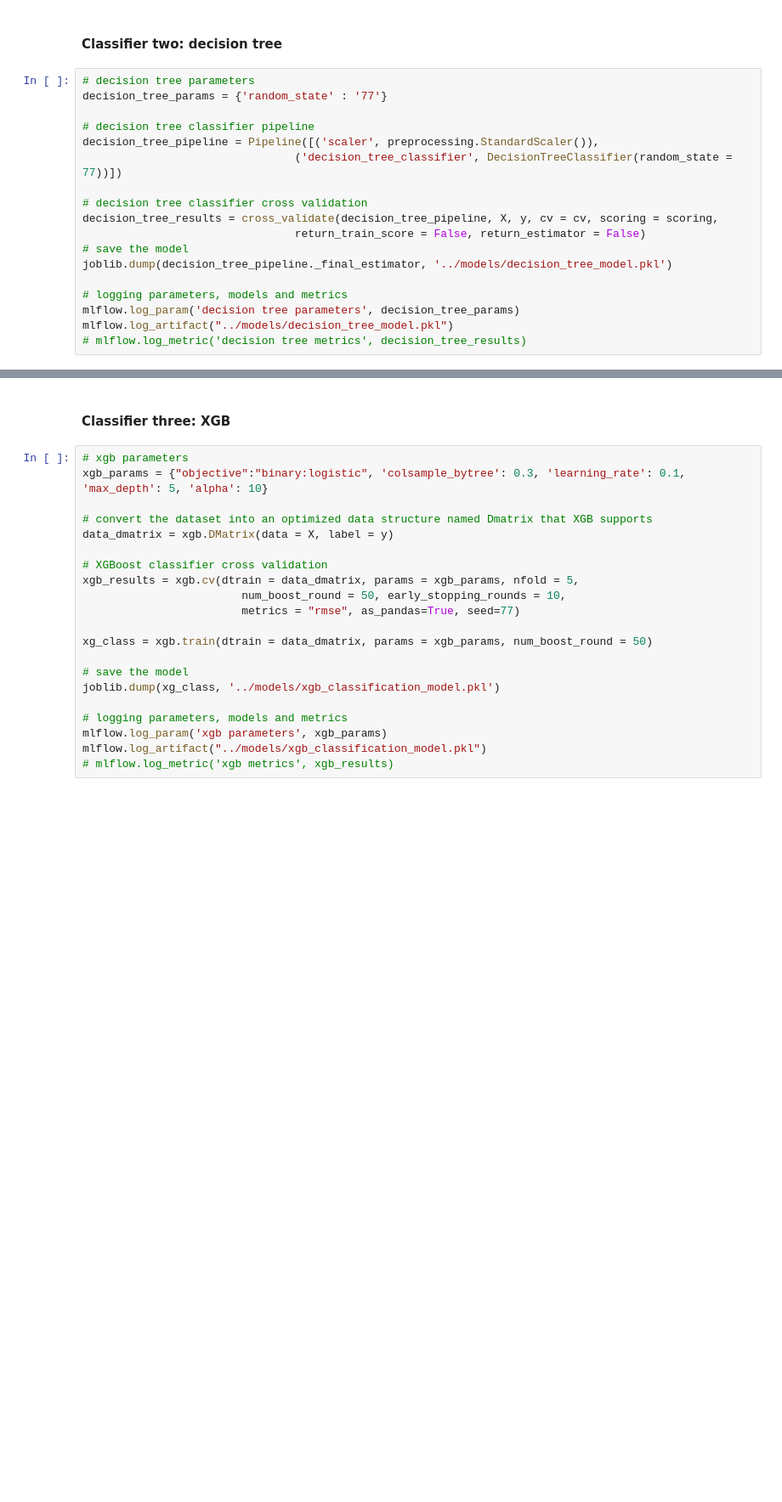
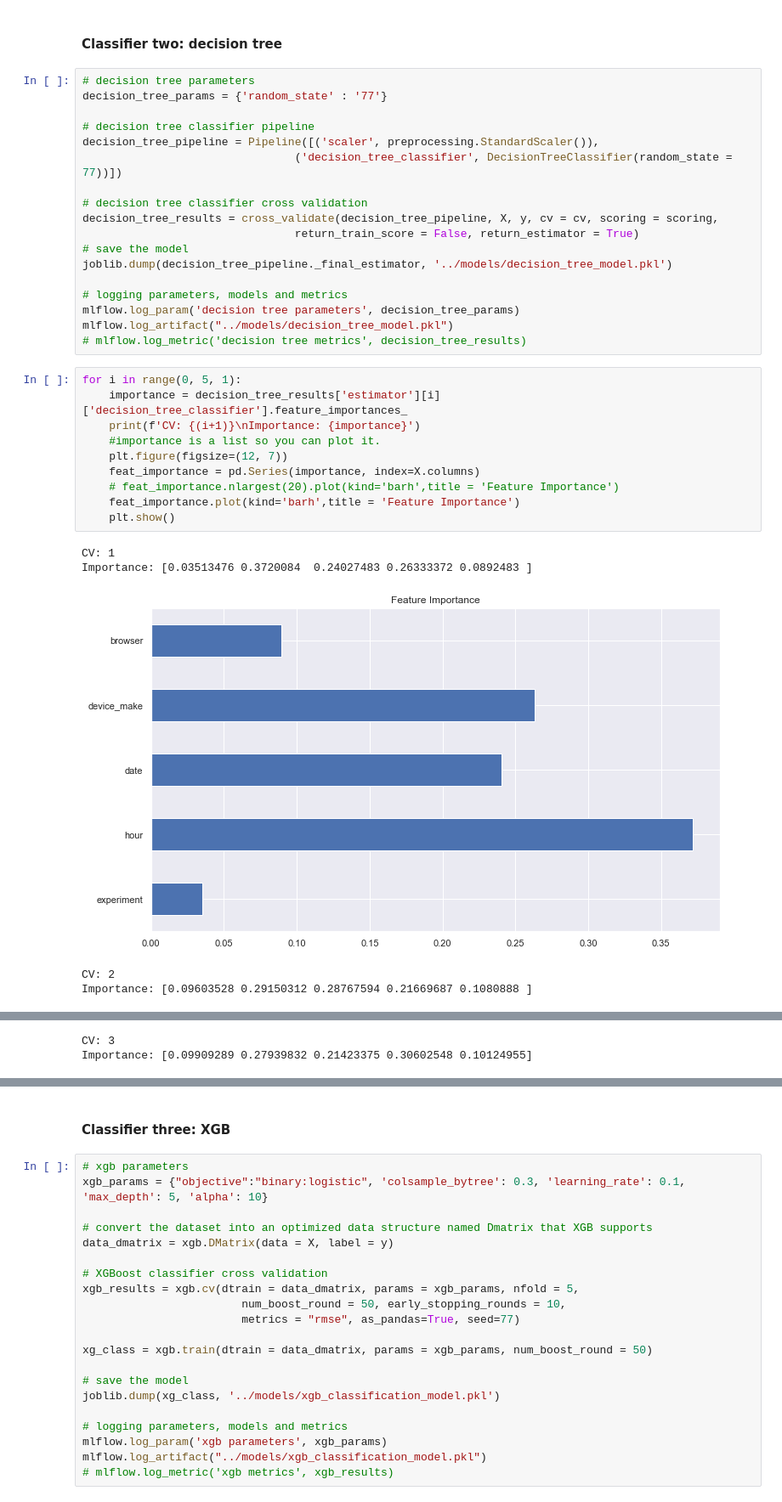
Before and after one commit to 10X-groups/AB-testing, a Jupyter notebook: notebooks/ml_abtest_f.ipynb, the cells around one changed output, grey strips where cells are left out. Shown at 85% size. Cells and saved outputs as stored; diff of their text form; blank space fills up the shorter version.

```diff
--- a/notebooks/ml_abtest_f.ipynb
+++ b/notebooks/ml_abtest_f.ipynb
@@ -354,7 +197,7 @@ decision_tree_pipeline = Pipeline([('scaler', preprocessing.StandardScaler()),
 
 # decision tree classifier cross validation
 decision_tree_results = cross_validate(decision_tree_pipeline, X, y, cv = cv, scoring = scoring,
-                                return_train_score = False, return_estimator = False)
+                                return_train_score = False, return_estimator = True)
 # save the model
 joblib.dump(decision_tree_pipeline._final_estimator, '../models/decision_tree_model.pkl')
 
@@ -362,3 +205,19 @@ joblib.dump(decision_tree_pipeline._final_estimator, '../models/decision_tree_mo
 mlflow.log_param('decision tree parameters', decision_tree_params)
 mlflow.log_artifact("../models/decision_tree_model.pkl")
 # mlflow.log_metric('decision tree metrics', decision_tree_results)
+# %%
+for i in range(0, 5, 1):
+    importance = decision_tree_results['estimator'][i]['decision_tree_classifier'].feature_importances_
+    print(f'CV: {(i+1)}\nImportance: {importance}')
+    #importance is a list so you can plot it.
+    plt.figure(figsize=(12, 7))
+    feat_importance = pd.Series(importance, index=X.columns)
+    # feat_importance.nlargest(20).plot(kind='barh',title = 'Feature Importance')
+    feat_importance.plot(kind='barh',title = 'Feature Importance')
+    plt.show()
+# %% [output]
+CV: 1
+Importance: [0.03513476 0.3720084  0.24027483 0.26333372 0.0892483 ]
+[figure, added]
+CV: 2
+Importance: [0.09603528 0.29150312 0.28767594 0.21669687 0.1080888 ]
@@ -364,0 +225,2 @@ mlflow.log_artifact("../models/decision_tree_model.pkl")
+CV: 3
+Importance: [0.09909289 0.27939832 0.21423375 0.30602548 0.10124955]
```
Also changed, not shown: parts of 45 cells of this notebook, 2 other files.
